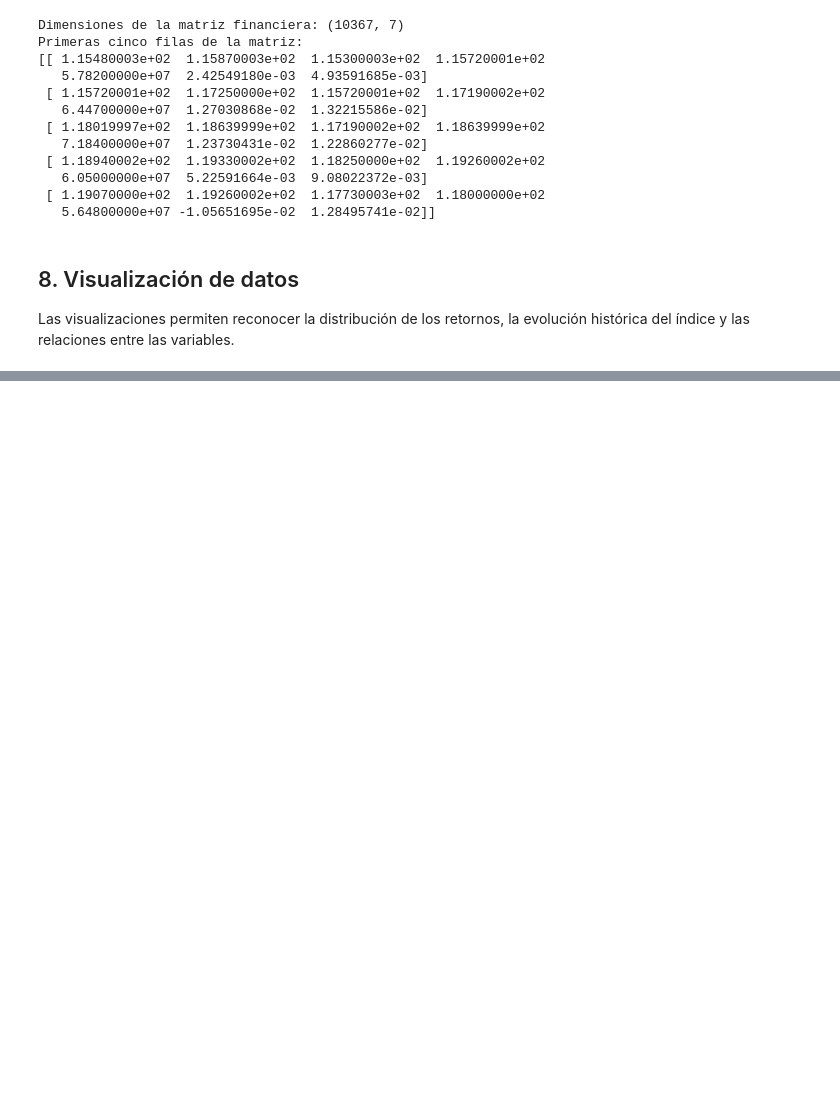
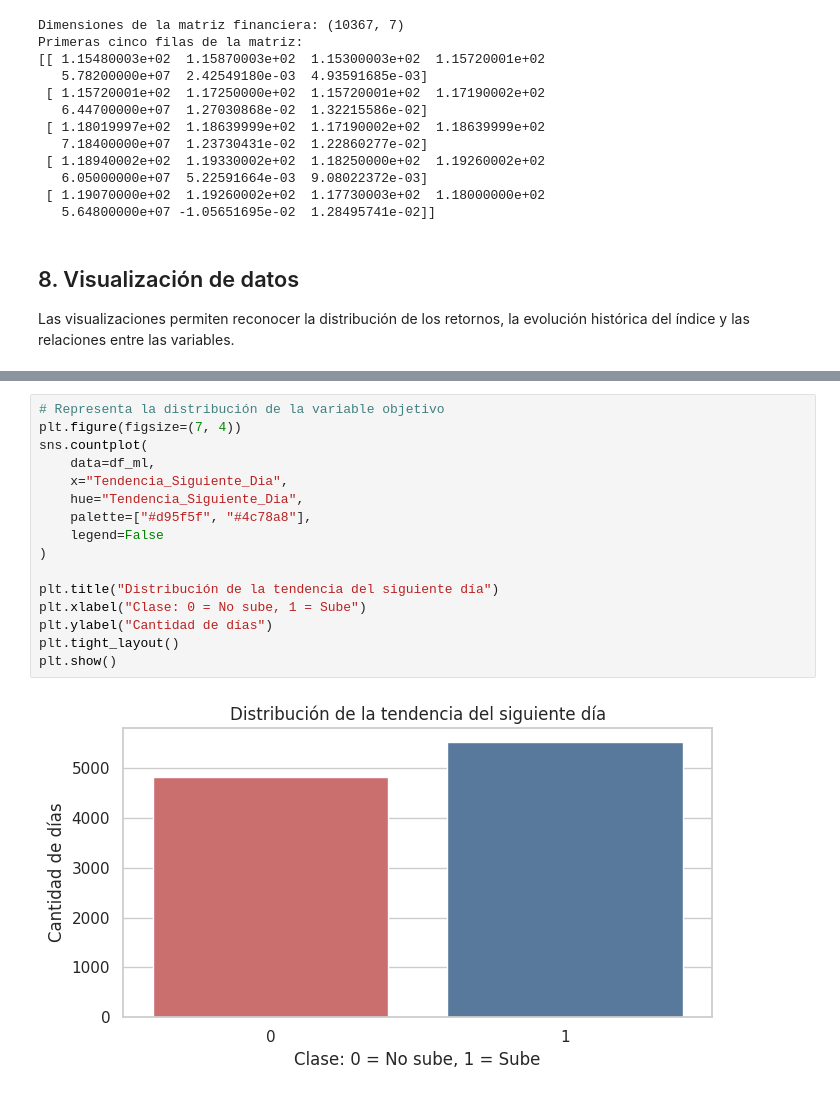
Before and after one commit to zKarloz/trabajo_final_machine_learning, a Jupyter notebook: notebooks/avance_trabajo_final.ipynb, the cells around one changed output, grey strips where cells are left out. Drawn from its saved outputs; the diff is of its cells as text; blank space fills up the shorter version.

```diff
--- a/notebooks/avance_trabajo_final.ipynb
+++ b/notebooks/avance_trabajo_final.ipynb
@@ -471,0 +649,18 @@ En el siguiente avance se definirán las variables independientes (X) y la varia
+# %%
+# Representa la distribución de la variable objetivo
+plt.figure(figsize=(7, 4))
+sns.countplot(
+    data=df_ml,
+    x="Tendencia_Siguiente_Dia",
+    hue="Tendencia_Siguiente_Dia",
+    palette=["#d95f5f", "#4c78a8"],
+    legend=False
+)
+
+plt.title("Distribución de la tendencia del siguiente día")
+plt.xlabel("Clase: 0 = No sube, 1 = Sube")
+plt.ylabel("Cantidad de días")
+plt.tight_layout()
+plt.show()
+# %% [output]
+[figure, added]
```
Also changed, not shown: parts of 31 cells of this notebook.
